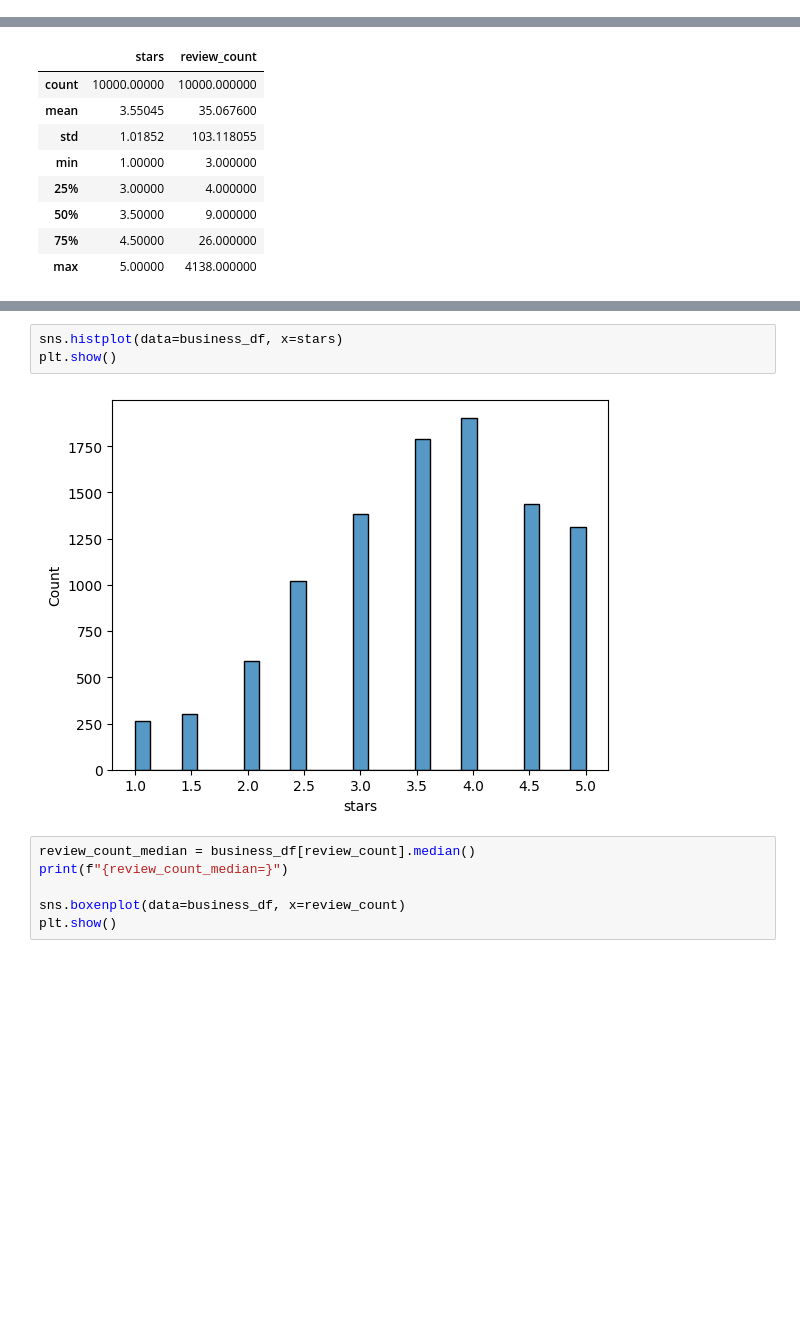
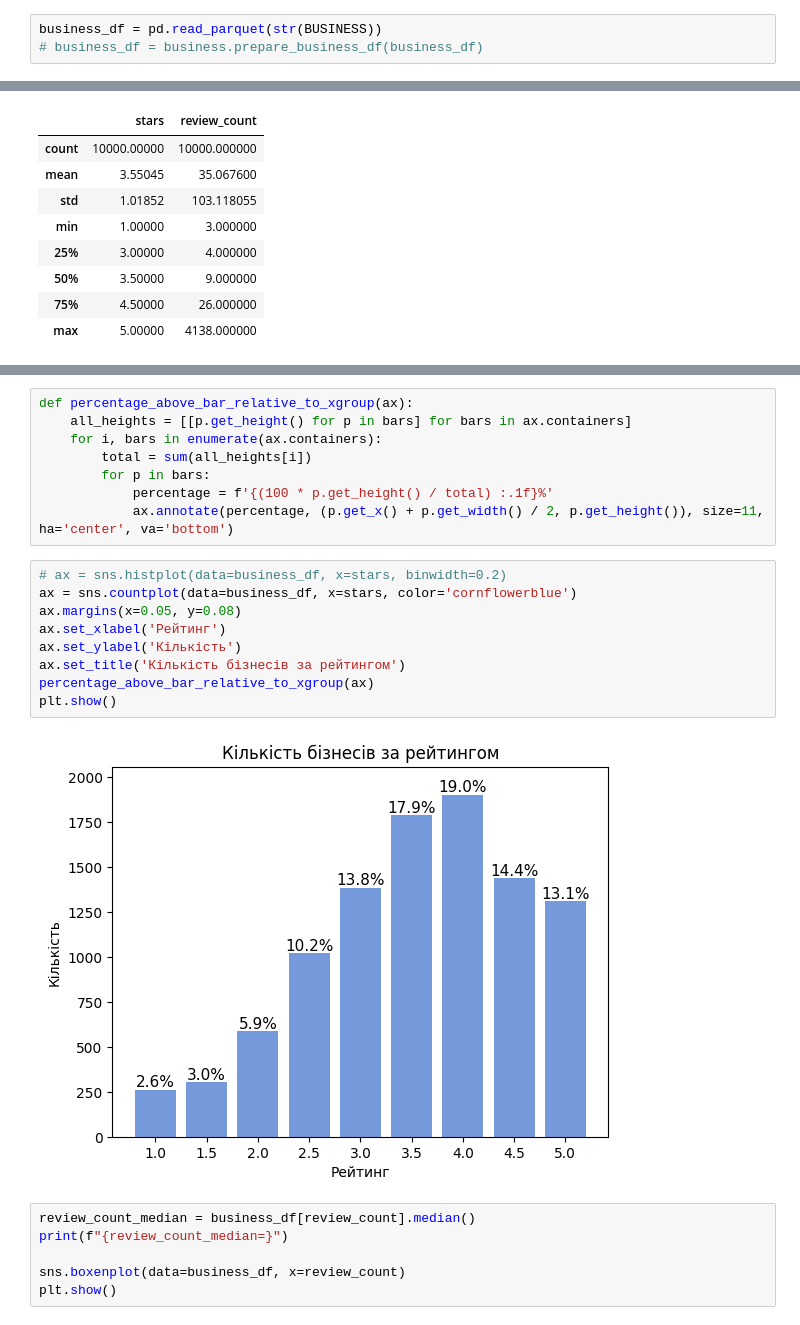
Before and after one commit to askador/data-mining-in-cybersecurity, a Jupyter notebook: data_analysis/quick_data_review/business.ipynb, the cells around one changed output, grey strips where cells are left out. Saved outputs shown, nothing was run; the diff lists cells and outputs as text; blank space fills up the shorter version.

Commit message:
update business and lowest ratings

```diff
--- a/data_analysis/quick_data_review/business.ipynb
+++ b/data_analysis/quick_data_review/business.ipynb
@@ -5,6 +5,9 @@ import seaborn as sns
 import numpy as np
 from data_analysis.utils import business
 from data.paths.parquet_paths import BUSINESS
+# %%
+business_df = pd.read_parquet(str(BUSINESS))
+# business_df = business.prepare_business_df(business_df)
 # %%
 business_df.info()
 # %% [output]
@@ -119,8 +122,22 @@ business_df.sample(3)
-# %%
-sns.histplot(data=business_df, x=stars)
-plt.show()
-# %% [output]
-[figure, removed]
+# %%
+def percentage_above_bar_relative_to_xgroup(ax):
+    all_heights = [[p.get_height() for p in bars] for bars in ax.containers]
+    for i, bars in enumerate(ax.containers):
+        total = sum(all_heights[i])
+        for p in bars:
+            percentage = f'{(100 * p.get_height() / total) :.1f}%'
+            ax.annotate(percentage, (p.get_x() + p.get_width() / 2, p.get_height()), size=11, ha='center', va='bottom')
+# %%
+# ax = sns.histplot(data=business_df, x=stars, binwidth=0.2)
+ax = sns.countplot(data=business_df, x=stars, color='cornflowerblue')
+ax.margins(x=0.05, y=0.08)
+ax.set_xlabel('Рейтинг')
+ax.set_ylabel('Кількість')
+ax.set_title('Кількість бізнесів за рейтингом')
+percentage_above_bar_relative_to_xgroup(ax)
+plt.show()
+# %% [output]
+[figure, added]
 # %%
 review_count_median = business_df[review_count].median()
 print(f"{review_count_median=}")
```
Also changed, not shown: parts of 1 cell of this notebook, 1 other file.
